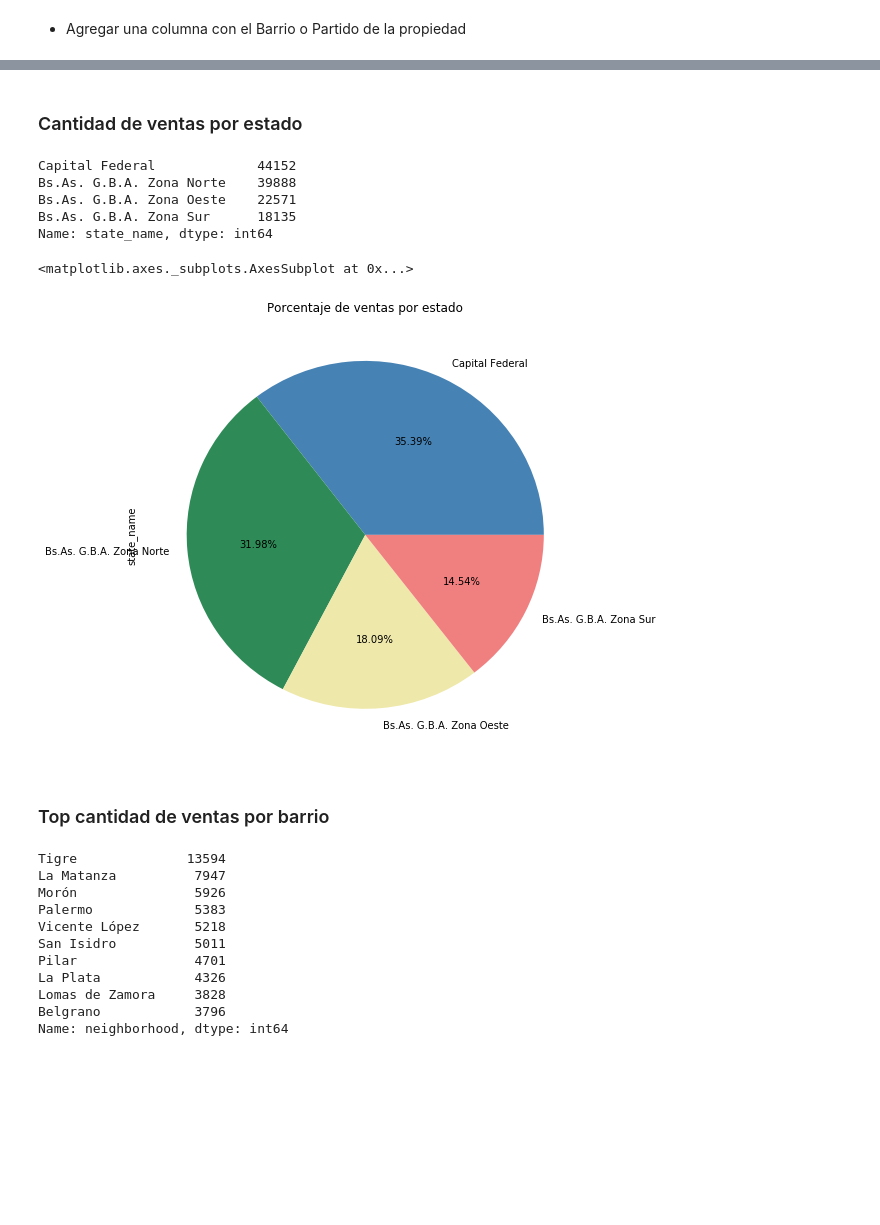
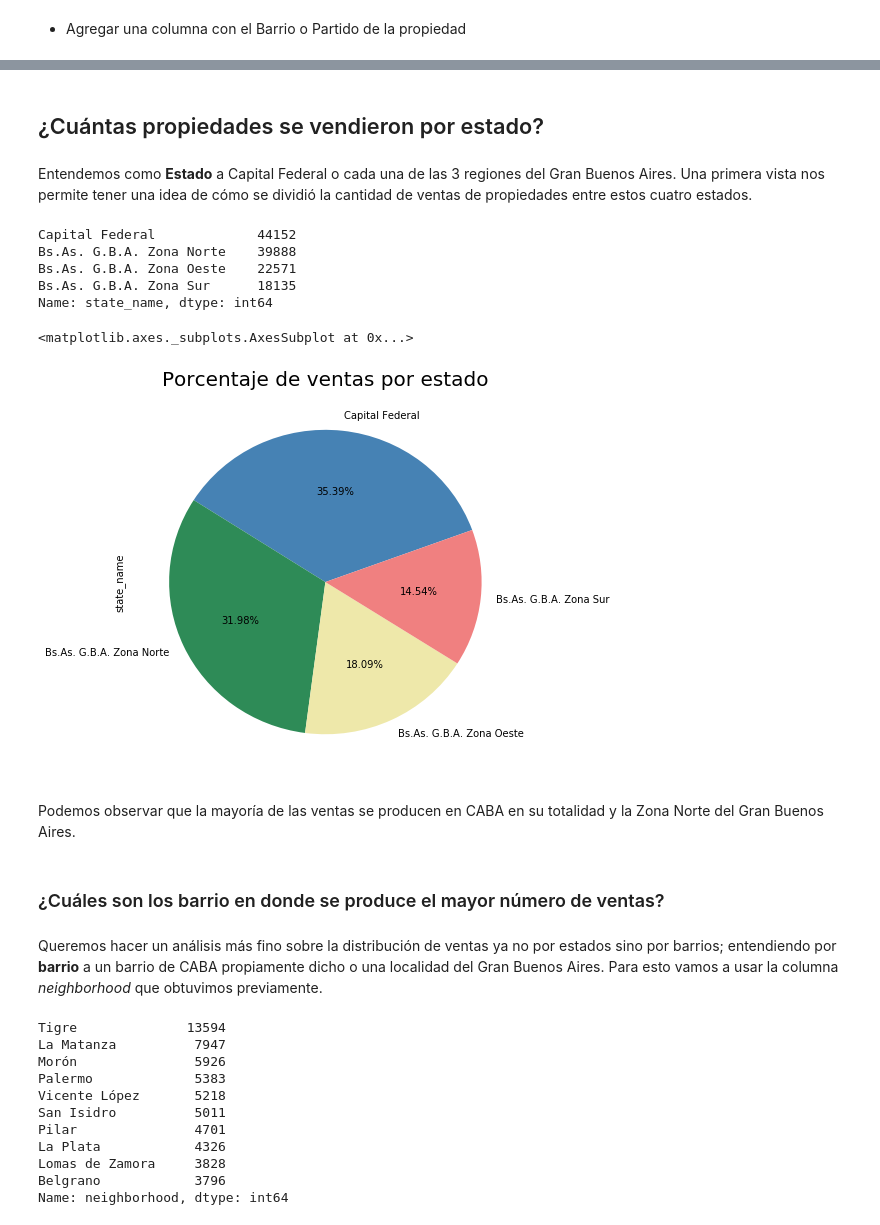
Before and after one commit to DanielMankowski/Data-Scients, a Jupyter notebook: TP 1.ipynb, the cells around one changed output, grey strips where cells are left out. Saved outputs shown, nothing was run; the diff lists cells and outputs as text; code cells hidden in the pictures; blank space fills up the shorter version.

```diff
--- a/TP 1.ipynb
+++ b/TP 1.ipynb
@@ -63,0 +73,4 @@ Name: state_name, dtype: int64
+# %%
+propiedades.loc[:,'year'] = pd.to_datetime(propiedades.loc[:,'created_on']).dt.year
+propiedades.loc[:,'month'] = pd.to_datetime(propiedades.loc[:,'created_on']).dt.month
+propiedades.sample()
@@ -74,8 +91,7 @@ prop_caba_gba.sample()
 * Agregar una columna con el Barrio o Partido de la propiedad
 # %%
 def parsear_zona(row):
-    mylist = row['place_with_parent_names'].split("|")
+    mylist = row.loc['place_with_parent_names'].split("|")
     return mylist[3]
 
 prop_caba_gba.loc[:,'neighborhood'] = prop_caba_gba.apply(parsear_zona, axis=1)
-prop_caba_gba.sample()
@@ -88,4 +97,0 @@ prop_caba_gba.sample()
-# %%
-prop_caba_gba.loc[:,'year'] = pd.to_datetime(prop_caba_gba.loc[:,'created_on']).dt.year
-prop_caba_gba.loc[:,'month'] = pd.to_datetime(prop_caba_gba.loc[:,'created_on']).dt.month
-prop_caba_gba.sample()
@@ -96,5 +109,7 @@ prop_caba_gba.sample()
 # %% [markdown]
-### Cantidad de ventas por estado
+## ¿Cuántas propiedades se vendieron por estado?
+# %% [markdown]
+Entendemos como **Estado** a Capital Federal o cada una de las 3 regiones del Gran Buenos Aires. Una primera vista nos permite tener una idea de cómo se dividió la cantidad de ventas de propiedades entre estos cuatro estados.
 # %%
 prop_barrio = prop_caba_gba['state_name'].value_counts()
 prop_barrio
@@ -105,16 +120,19 @@ Bs.As. G.B.A. Zona Oeste    22571
 Bs.As. G.B.A. Zona Sur      18135
 Name: state_name, dtype: int64
 # %%
-%matplotlib inline
 plt.figure()
 colors = ['steelblue', 'seagreen', 'palegoldenrod', 'lightcoral']
-title = 'Porcentaje de ventas por estado'
-prop_barrio.plot.pie(figsize=(8, 8), colors = colors, autopct='%1.2f%%', title = title)
+plt.title('Porcentaje de ventas por estado', fontsize=20)
+prop_barrio.plot.pie(figsize=(7, 7), colors = colors, autopct='%1.2f%%', startangle=20)
 # %% [output]
 <matplotlib.axes._subplots.AxesSubplot at 0x...>
-[figure, old version]
+[figure, new version]
-# %% [markdown]
-### Top cantidad de ventas por barrio
+# %% [markdown]
+Podemos observar que la mayoría de las ventas se producen en CABA en su totalidad y la Zona Norte del Gran Buenos Aires.
+# %% [markdown]
+### ¿Cuáles son los barrio en donde se produce el mayor número de ventas?
+# %% [markdown]
+Queremos hacer un análisis más fino sobre la distribución de ventas ya no por estados sino por barrios; entendiendo por **barrio** a un barrio de CABA propiamente dicho o una localidad del Gran Buenos Aires. Para esto vamos a usar la columna *neighborhood* que obtuvimos previamente.
 # %%
 prop_localidad = prop_caba_gba['neighborhood'].value_counts().head(10)
 prop_localidad
```
Also changed, not shown: parts of 22 cells of this notebook.
